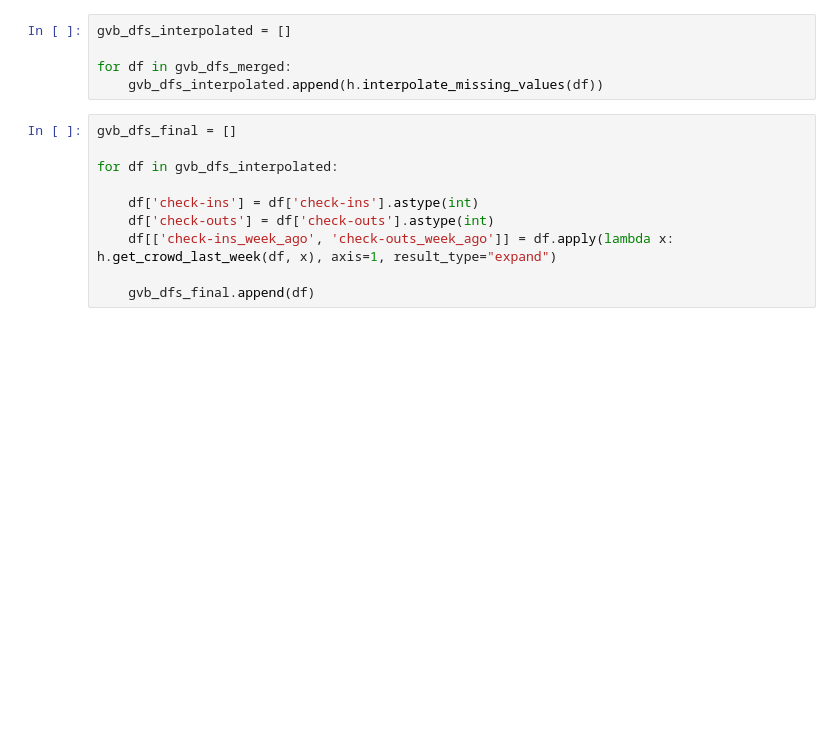
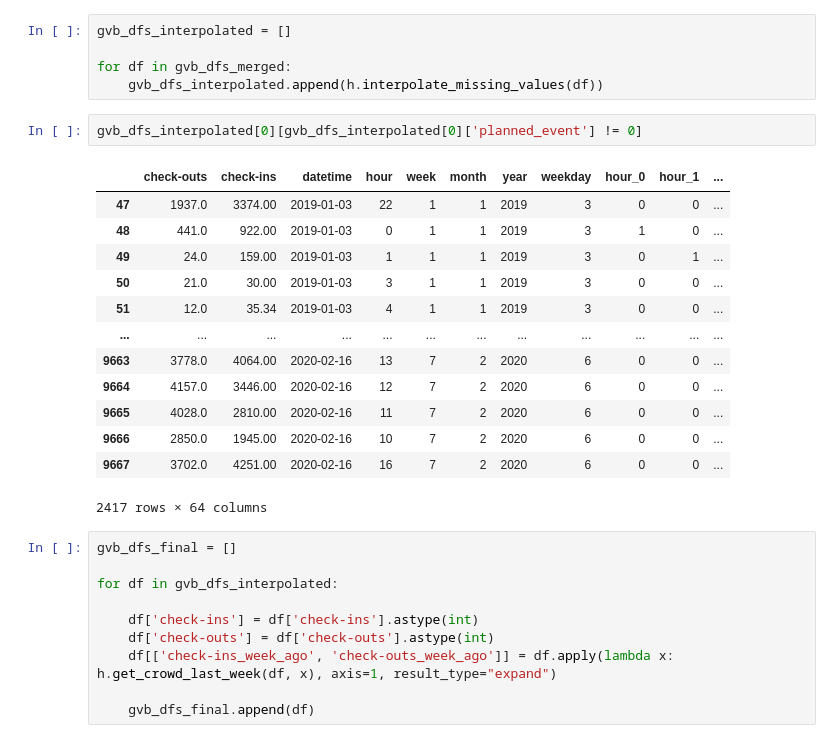
Before and after one commit to AntonisKl/Amsterdam-Metro-Crowdedness-Prediction, a Jupyter notebook: notebooks_predictions/gvb_week/GVB_predictions_week_ahead_v2.ipynb, the cells around one changed output. Cells and saved outputs as stored; diff of their text form; blank space fills up the shorter version.

```diff
--- a/notebooks_predictions/gvb_week/GVB_predictions_week_ahead_v2.ipynb
+++ b/notebooks_predictions/gvb_week/GVB_predictions_week_ahead_v2.ipynb
@@ -202,6 +242,22 @@ gvb_dfs_interpolated = []
 
 for df in gvb_dfs_merged:
     gvb_dfs_interpolated.append(h.interpolate_missing_values(df))
+# %%
+gvb_dfs_interpolated[0][gvb_dfs_interpolated[0]['planned_event'] != 0]
+# %% [output]
+|  | check-outs | check-ins | datetime | hour | week | month | year | weekday | hour_0 | hour_1 | ... |
+| 47 | 1937.0 | 3374.00 | 2019-01-03 | 22 | 1 | 1 | 2019 | 3 | 0 | 0 | ... |
+| 48 | 441.0 | 922.00 | 2019-01-03 | 0 | 1 | 1 | 2019 | 3 | 1 | 0 | ... |
+| 49 | 24.0 | 159.00 | 2019-01-03 | 1 | 1 | 1 | 2019 | 3 | 0 | 1 | ... |
+| 50 | 21.0 | 30.00 | 2019-01-03 | 3 | 1 | 1 | 2019 | 3 | 0 | 0 | ... |
+| 51 | 12.0 | 35.34 | 2019-01-03 | 4 | 1 | 1 | 2019 | 3 | 0 | 0 | ... |
+| ... | ... | ... | ... | ... | ... | ... | ... | ... | ... | ... | ... |
+| 9663 | 3778.0 | 4064.00 | 2020-02-16 | 13 | 7 | 2 | 2020 | 6 | 0 | 0 | ... |
+| 9664 | 4157.0 | 3446.00 | 2020-02-16 | 12 | 7 | 2 | 2020 | 6 | 0 | 0 | ... |
+| 9665 | 4028.0 | 2810.00 | 2020-02-16 | 11 | 7 | 2 | 2020 | 6 | 0 | 0 | ... |
+| 9666 | 2850.0 | 1945.00 | 2020-02-16 | 10 | 7 | 2 | 2020 | 6 | 0 | 0 | ... |
+| 9667 | 3702.0 | 4251.00 | 2020-02-16 | 16 | 7 | 2 | 2020 | 6 | 0 | 0 | ... |
+2417 rows × 64 columns
 # %%
 gvb_dfs_final = []
 
```
Also changed, not shown: parts of 13 cells of this notebook, 1 other file.
